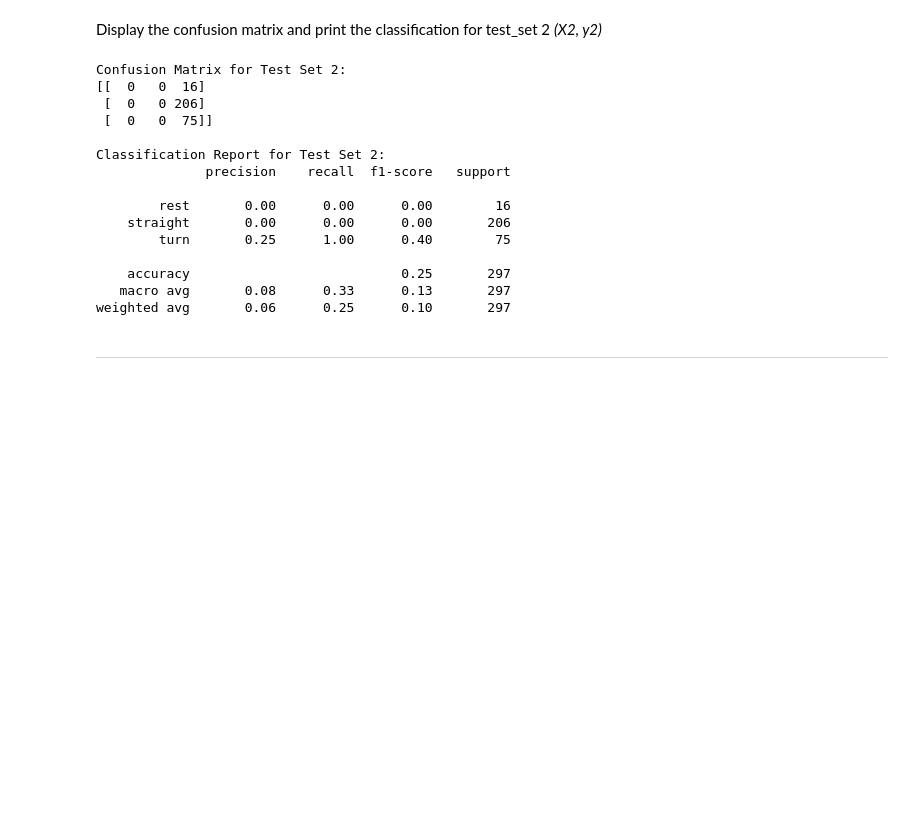
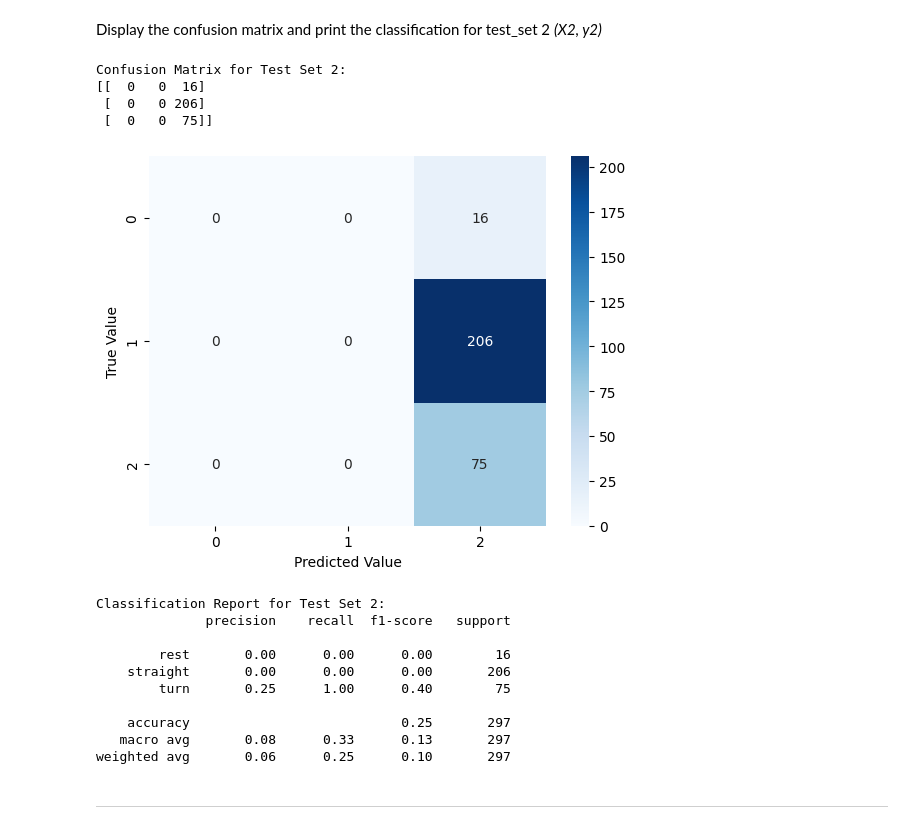
Before and after one commit to AshwiniANair/engg680_2024_fall, a Jupyter notebook: LabAssignment 4/Assignment 4.ipynb, the cells around one changed output. Cells and saved outputs as stored; diff of their text form; code cells hidden in the pictures; blank space fills up the shorter version.

```diff
--- a/LabAssignment 4/Assignment 4.ipynb
+++ b/LabAssignment 4/Assignment 4.ipynb
@@ -372,26 +362,33 @@ Display the confusion matrix and print the classification for test_set 2 *(X2, y
 # %%
 # TODO - Display confusion matrix and print classification report for (X2, y2)
 y_pred2 = grid.predict(X2)
 print("\nConfusion Matrix for Test Set 2:")
 print(confusion_matrix(y2.values, y_pred2))
+
+conf_matrix3 = confusion_matrix(y2.values, y_pred2)
+sns.heatmap(conf_matrix3, annot=True, fmt='d', cmap='Blues')
+plt.xlabel('Predicted Value')
+plt.ylabel('True Value')
+plt.show()
+
 print("\nClassification Report for Test Set 2:")
 print(classification_report(y2.values, y_pred2))
 # %% [output]
 Confusion Matrix for Test Set 2:
 [[  0   0  16]
  [  0   0 206]
  [  0   0  75]]
-
-Classification Report for Test Set 2:
-              precision    recall  f1-score   support
-
-        rest       0.00      0.00      0.00        16
-    straight       0.00      0.00      0.00       206
-        turn       0.25      1.00      0.40        75
-
-    accuracy                           0.25       297
-   macro avg       0.08      0.33      0.13       297
-weighted avg       0.06      0.25      0.10       297
+[figure, added]
+Classification Report for Test Set 2:
+              precision    recall  f1-score   support
+
+        rest       0.00      0.00      0.00        16
+    straight       0.00      0.00      0.00       206
+        turn       0.25      1.00      0.40        75
+
+    accuracy                           0.25       297
+   macro avg       0.08      0.33      0.13       297
+weighted avg       0.06      0.25      0.10       297
 # %% [markdown]
 ___
 # %% [markdown]
```
Also changed, not shown: parts of 62 cells of this notebook.
